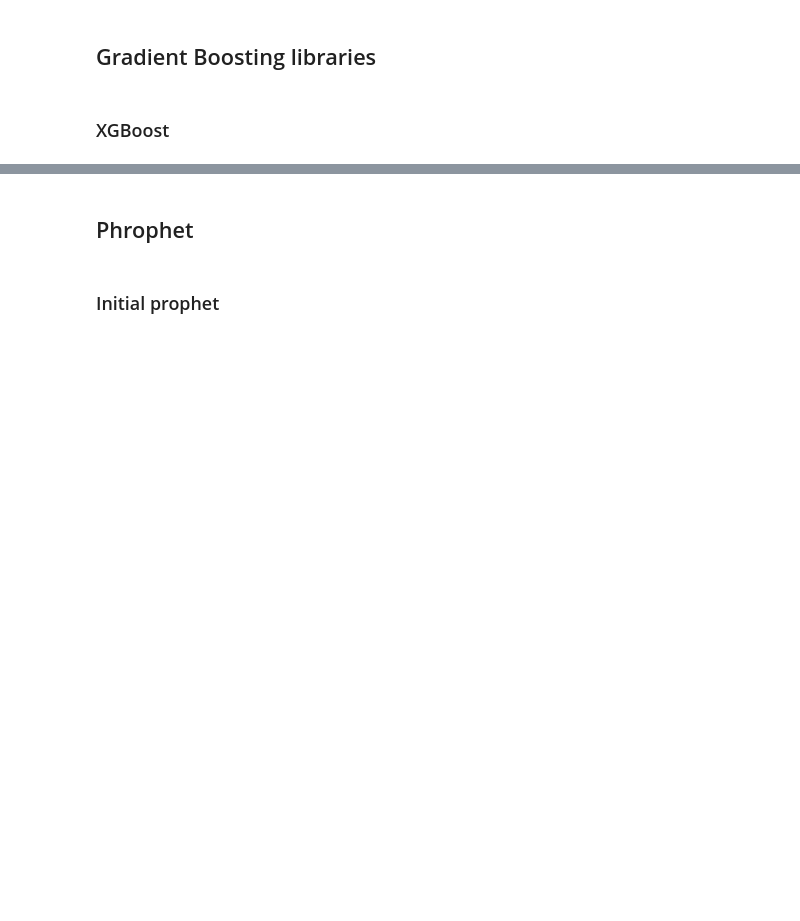
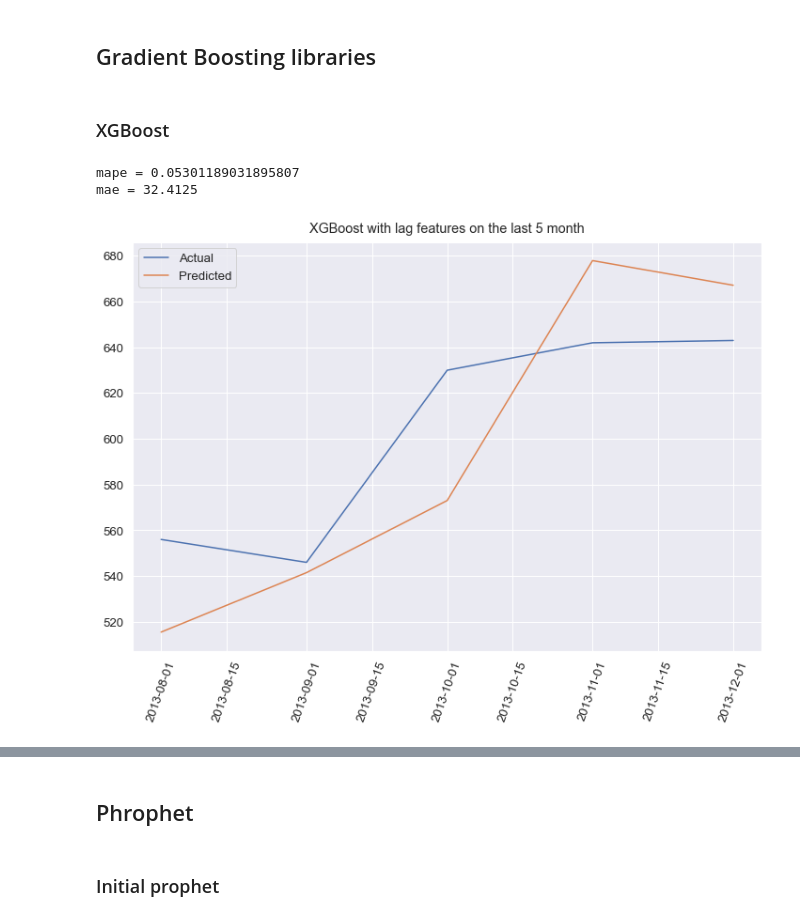
Before and after one commit to Dosann/Time-series-forecast, a Jupyter notebook: shipment_forecast.ipynb, the cells around one changed output, grey strips where cells are left out. Drawn from its saved outputs; the diff is of its cells as text; code cells hidden in the pictures; blank space fills up the shorter version.

```diff
--- a/shipment_forecast.ipynb
+++ b/shipment_forecast.ipynb
@@ -835,6 +862,15 @@ Tunning parameters with GridSearch didn't help us to decrease MAPE more, we got
 ## Gradient Boosting libraries
 # %% [markdown]
 ### XGBoost
+# %%
+xgb_reg = xgb.XGBRegressor(learning_rate=1, n_estimators=50, booster='gblinear', random_state=42)
+# %%
+predicted_values = evaluate(xgb_reg, X, y)
+plot_results(predicted_values, title='XGBoost with lag features on the last 5 month')
+# %% [output]
+mape = 0.05301189031895807
+mae = 32.4125
+[figure, added]
 # %%
 params = {
         'n_estimators': [50, 100],
```
Also changed, not shown: parts of 23 cells of this notebook.
